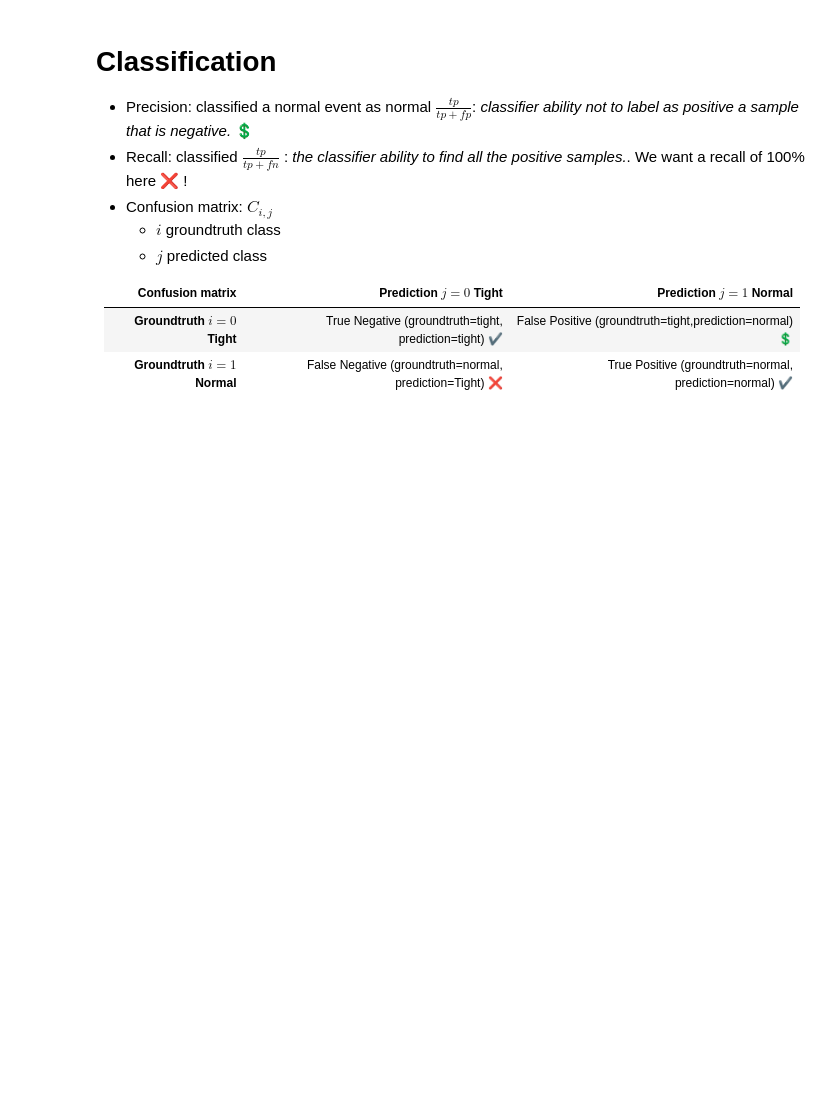
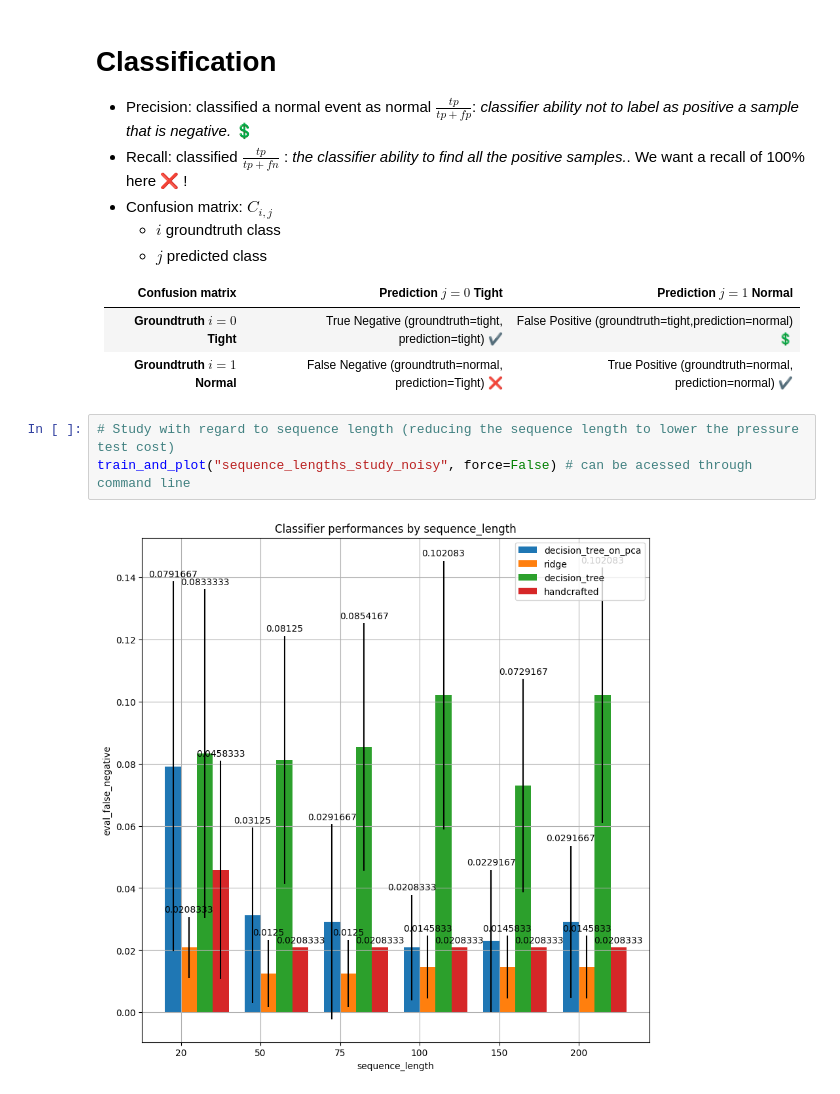
Before and after one commit to balthazarneveu/geosciences, a Jupyter notebook: TP_2/code/TP_2.ipynb, the cells around one changed output. Drawn from its saved outputs; the diff is of its cells as text; blank space fills up the shorter version.

```diff
--- a/TP_2/code/TP_2.ipynb
+++ b/TP_2/code/TP_2.ipynb
@@ -148,3 +99,8 @@ Confusion Matrix:
 | :---: | ------ | ------ |
 |**Groundtruth $i=0$ Tight**| True Negative (groundtruth=tight, prediction=tight) ✔️ | False Positive (groundtruth=tight,prediction=normal) 💲 |
 |**Groundtruth $i=1$ Normal**| False Negative (groundtruth=normal, prediction=Tight) ❌ | True Positive (groundtruth=normal, prediction=normal) ✔️ |
+# %%
+# Study with regard to sequence length (reducing the sequence length to lower the pressure test cost)
+train_and_plot("sequence_lengths_study_noisy", force=False) # can be acessed through command line
+# %% [output]
+[figure, added]
```
Also changed, not shown: parts of 8 cells of this notebook, 10 other files.
